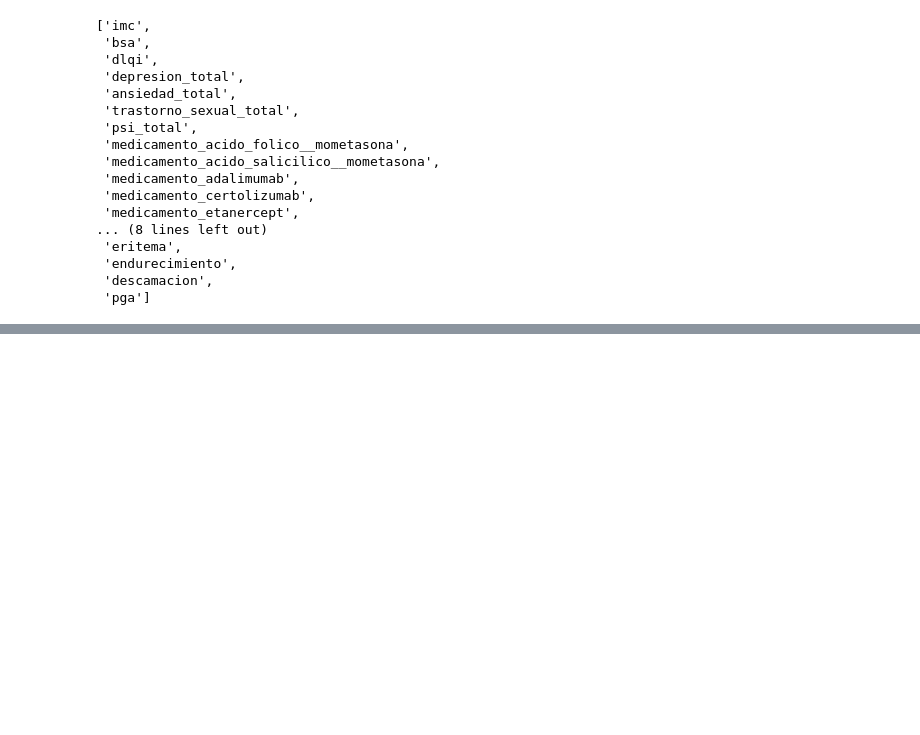
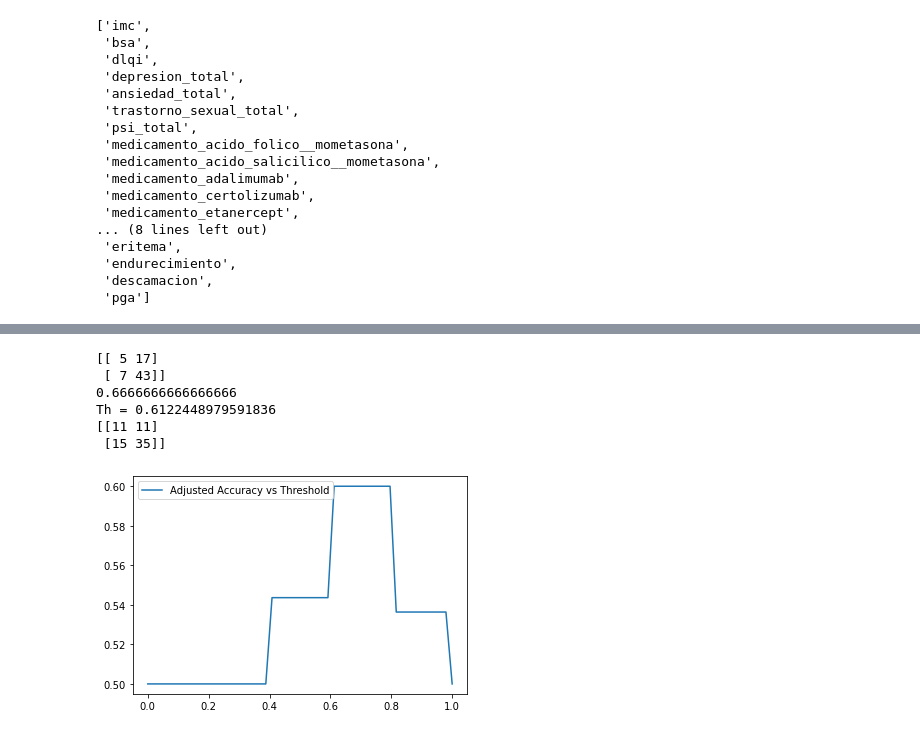
Before and after one commit to mavalderrama/helpharma, a Jupyter notebook: notebooks/analisis_JPDP.ipynb, the cells around one changed output, grey strips where cells are left out. Drawn from its saved outputs; the diff is of its cells as text; code cells hidden in the pictures; blank space fills up the shorter version.

```diff
--- a/notebooks/analisis_JPDP.ipynb
+++ b/notebooks/analisis_JPDP.ipynb
@@ -1080,0 +1149,56 @@ dump(clf, filename)
+# %%
+from sklearn.neighbors import KNeighborsClassifier
+
+vX_X1 = [ 'pasi_1', 'edad' ,'sexo', 'imc_1', 'dlqi_1', 'bsa_1', 'pga_1',
+         'trastorno_sexual_total',
+         #'depresion_total',
+         #'ansiedad_total',
+         'medicamento_adalimumab',
+         'medicamento_certolizumab',
+         'medicamento_etanercept',
+         'medicamento_golimumab',
+         'medicamento_guselkumab',
+         'medicamento_infliximab',
+         'medicamento_ixekinumab',
+         'medicamento_secukinumab',
+         'medicamento_ustekinumab',
+         'medicamento_mometasona'
+        ]
+
+vY = 'fracaso'
+
+
+clf = KNeighborsClassifier()
+clf = clf.fit(train[vX_X1], train[vY])
+y_obt = clf.predict(test[vX_X1])
+y_prob = clf.predict_proba(test[vX_X1])
+
+tn, fp, fn, tp = confusion_matrix(test[vY], y_obt).ravel()
+acc = accuracy_score(test[vY], y_obt)
+print(confusion_matrix(test[vY], y_obt))
+print(acc)
+
+# sns.lineplot(x=test[vY], y=y_prob[:,1])
+ths = np.linspace(0, 1, num=50)
+Acc_s = 0*ths
+k = 0
+for th in ths:
+    Acc_s[k] = balanced_accuracy_score(test[vY], y_prob[:,1]>th)
+    # tn, fp, fn, tp = confusion_matrix(test[vY], y_prob[:,1]>th).ravel()
+    #print('Th = ' + str(th))
+    #print(confusion_matrix(test[vY], y_prob[:,1]>th))
+    #print('Acc = ' + str(round(acc,3)))
+    k += 1
+sns.lineplot(x=ths, y=Acc_s, label="Adjusted Accuracy vs Threshold")
+th = ths[Acc_s==max(Acc_s)]
+acc = max(Acc_s)
+print('Th = ' + str(th[0]))
+print(confusion_matrix(test[vY], y_prob[:,1]>th[0]))
+# %% [output]
+[[ 5 17]
+ [ 7 43]]
+0.6666666666666666
+Th = 0.6122448979591836
+[[11 11]
+ [15 35]]
+[figure, added]
```
Also changed, not shown: parts of 31 cells of this notebook, 6 other files.
